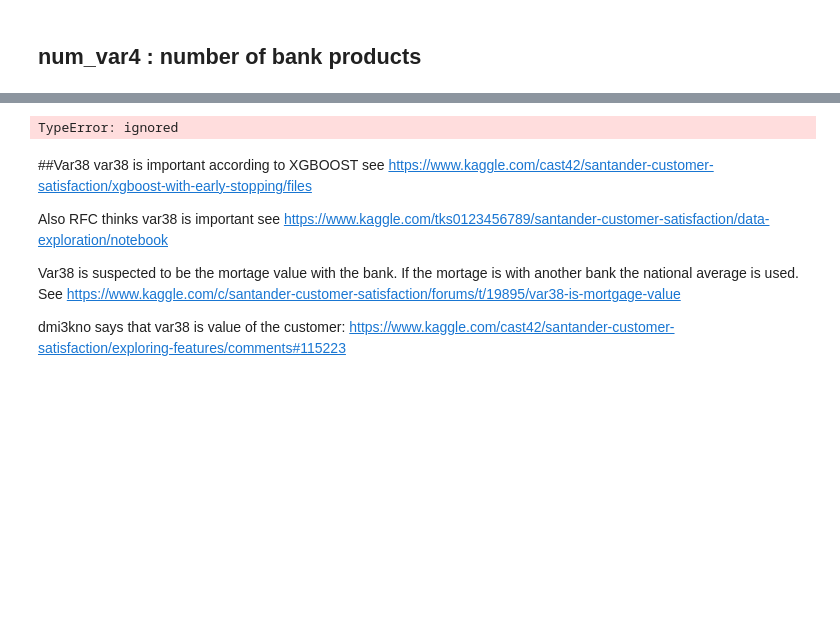
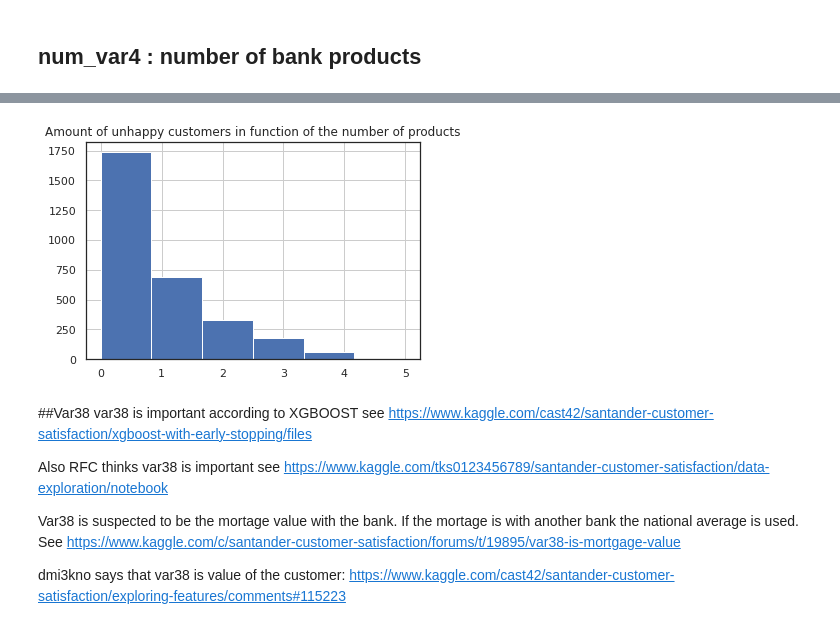
Before and after one commit to ralsouza/predicting_santander_customer_satisfaction, a Jupyter notebook: notebooks/01_predicting_santander_customer_satisfaction.ipynb, the cells around one changed output, grey strips where cells are left out. Drawn from its saved outputs; the diff is of its cells as text; code cells hidden in the pictures; blank space fills up the shorter version.

```diff
--- a/notebooks/01_predicting_santander_customer_satisfaction.ipynb
+++ b/notebooks/01_predicting_santander_customer_satisfaction.ipynb
@@ -265,10 +261,10 @@ train3.cache()
 # %%
 # Need to be orderderd like in Kaggle
-train3.toPandas()[train3.toPandas().TARGET == '1'].num_var4.hist(bins=6)
+train3.toPandas()[train3.toPandas().TARGET == 1].num_var4.hist(bins=6)
 plt.title('Amount of unhappy customers in function of the number of products')
 plt.show()
 # %% [output]
-TypeError: ignored
+[figure, added]
 # %% [markdown]
 ##Var38
 var38 is important according to XGBOOST see https://www.kaggle.com/cast42/santander-customer-satisfaction/xgboost-with-early-stopping/files
```
Also changed, not shown: parts of 26 cells of this notebook.
